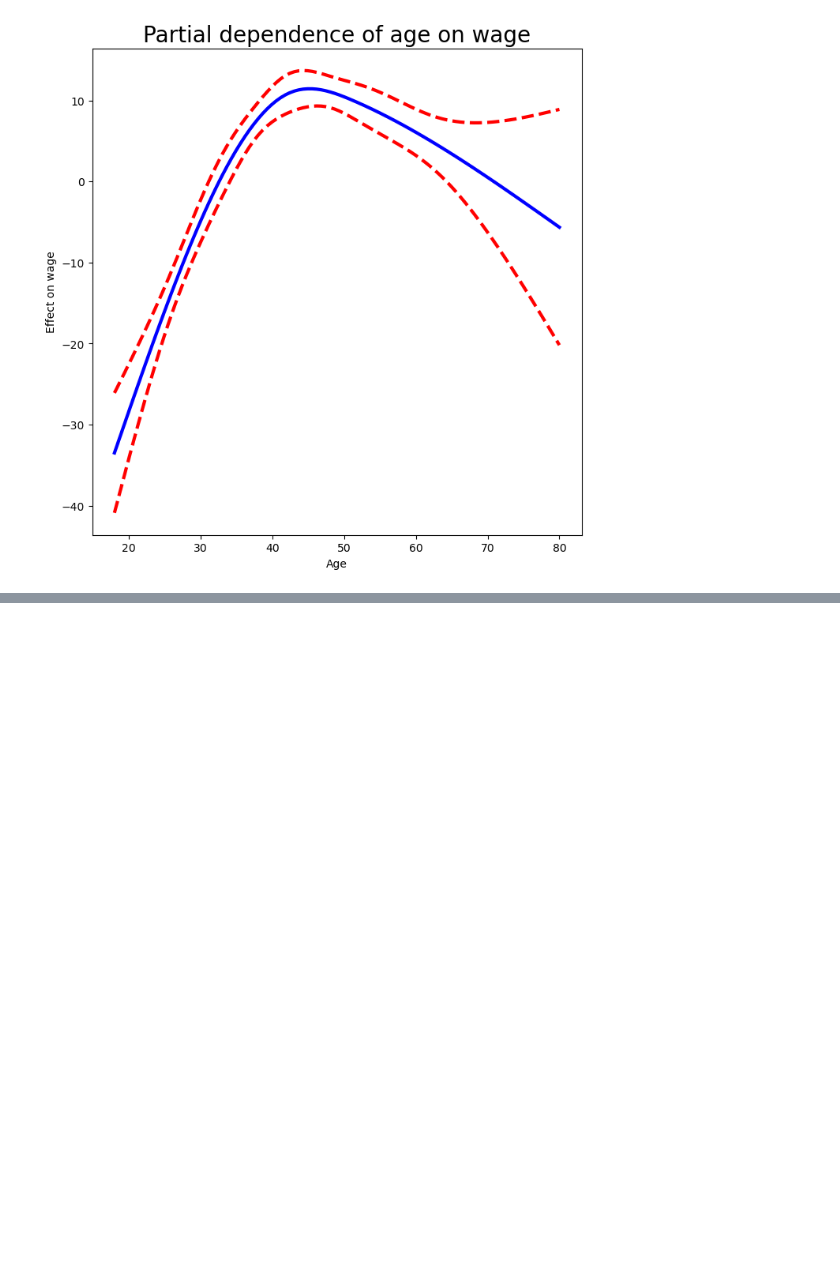
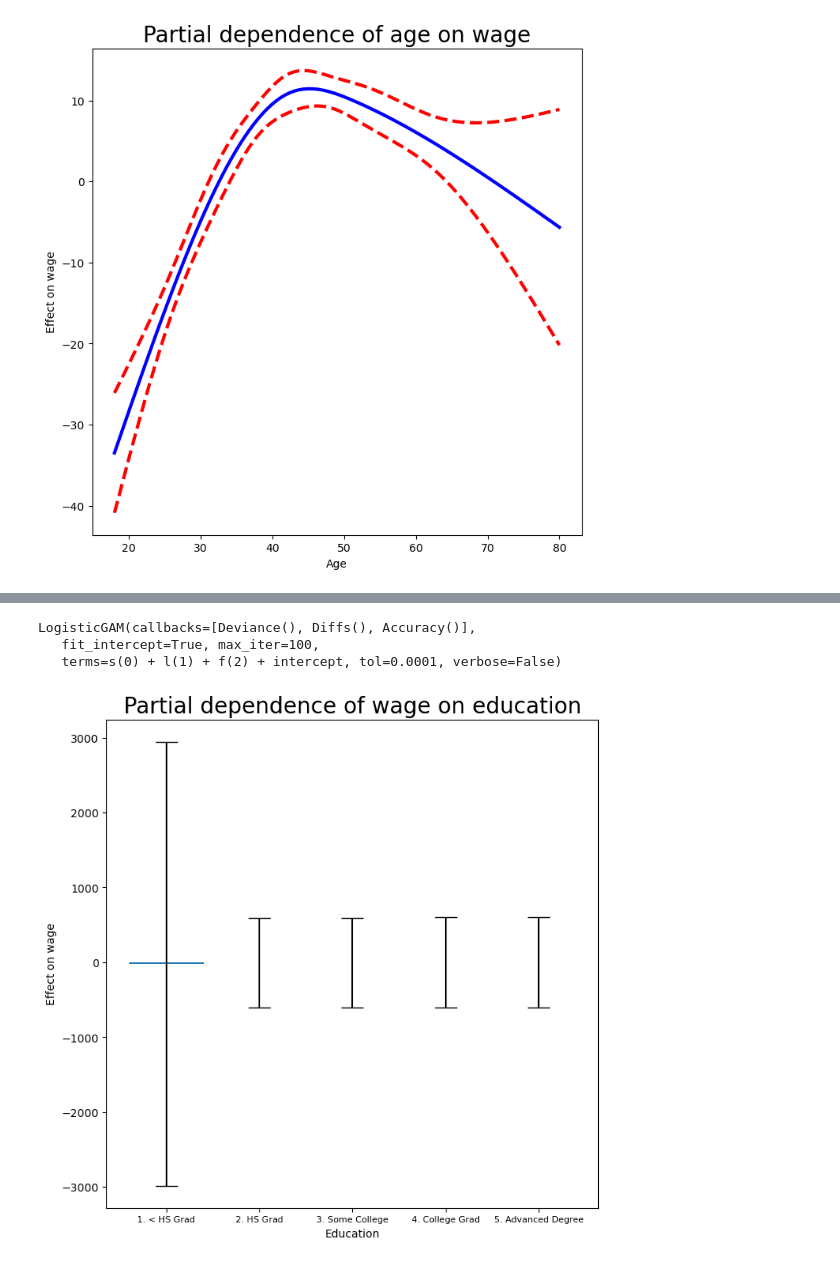
Before and after one commit to kolyakr/ISLP, a Jupyter notebook: 7_moving_beyond_linearity/lab.ipynb, the cells around one changed output, grey strips where cells are left out. Saved outputs shown, nothing was run; the diff lists cells and outputs as text; code cells hidden in the pictures; blank space fills up the shorter version.

```diff
--- a/7_moving_beyond_linearity/lab.ipynb
+++ b/7_moving_beyond_linearity/lab.ipynb
@@ -561,0 +653,7 @@ ax.set_title('Partial dependence of age on wage', fontsize=20);
+# %%
+gam_0 = LinearGAM(age_term + f_gam(2, lam=0))
+gam_0.fit(Xgam, y)
+gam_linear = LinearGAM(age_term +
+l_gam(1, lam=0) +
+f_gam(2, lam=0))
+gam_linear.fit(Xgam, y)
@@ -561,0 +671,9 @@ ax.set_title('Partial dependence of age on wage', fontsize=20);
+# %%
+gam_0 = LinearGAM(year_term +
+                  f_gam(2, lam=0))
+gam_linear = LinearGAM(l_gam(0, lam=0) +
+year_term +
+f_gam(2, lam=0))
+gam_0.fit(Xgam, y)
+gam_linear.fit(Xgam, y)
+anova_gam(gam_0, gam_linear, gam_full)
@@ -561,0 +713,19 @@ ax.set_title('Partial dependence of age on wage', fontsize=20);
+# %%
+gam_logit = LogisticGAM(age_term +
+l_gam(1, lam=0) +
+f_gam(2, lam=0))
+gam_logit.fit(Xgam, high_earn)
+# %% [output]
+LogisticGAM(callbacks=[Deviance(), Diffs(), Accuracy()],
+   fit_intercept=True, max_iter=100,
+   terms=s(0) + l(1) + f(2) + intercept, tol=0.0001, verbose=False)
+# %%
+fig, ax = subplots(figsize=(8, 8))
+ax = plot_gam(gam_logit, 2)
+ax.set_xlabel('Education')
+ax.set_ylabel('Effect on wage')
+ax.set_title('Partial dependence of wage on education',
+fontsize=20)
+ax.set_xticklabels(Wage['education'].cat.categories, fontsize=8);
+# %% [output]
+[figure, added]
```
Also changed, not shown: parts of 16 cells of this notebook.
